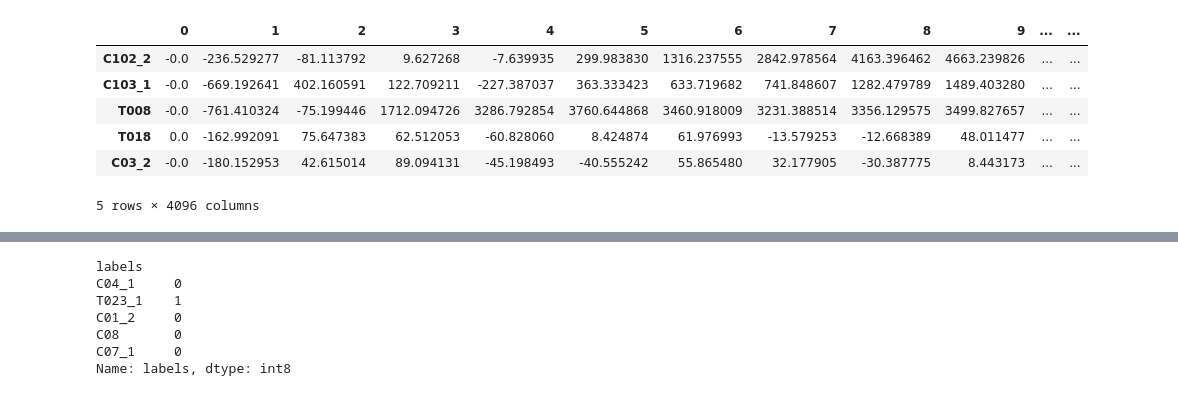
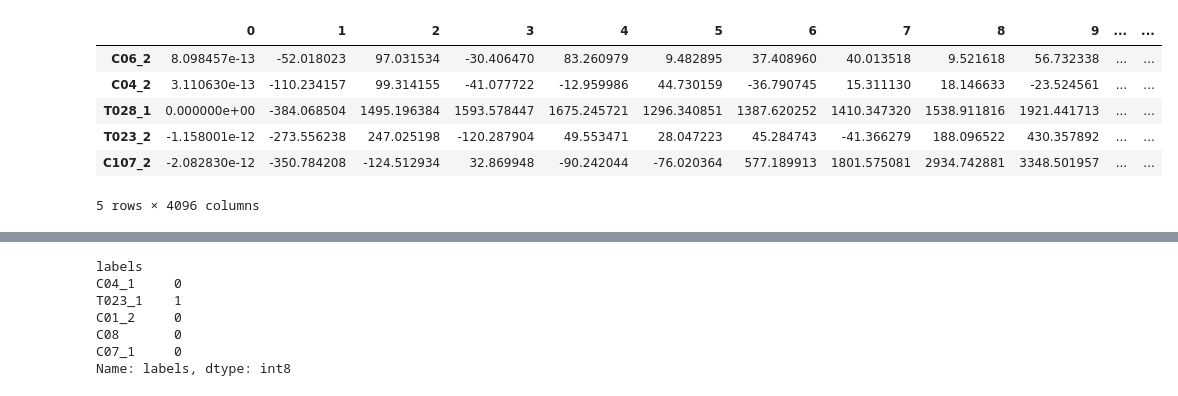
Before and after one commit to spolex/spiral, a Jupyter notebook: notebooks/202208_airflow_pipes_debugging.ipynb, the cells around one changed output, grey strips where cells are left out. Drawn from its saved outputs; the diff is of its cells as text; code cells hidden in the pictures.

```diff
--- a/notebooks/202208_airflow_pipes_debugging.ipynb
+++ b/notebooks/202208_airflow_pipes_debugging.ipynb
@@ -5,15 +5,15 @@ from functools import reduce
 N = 50
 s = 1
 # %%
-df = pd.read_csv("/data/elekin/data/results/handwriting/tmp/save_task_radius_subdag.csv", index_col=0)
+df = pd.read_csv("/data/elekin/data/results/handwriting/tmp/radius_20220827.csv").T
 df.sample(5)
 # %% [output]
 |  | 0 | 1 | 2 | 3 | 4 | 5 | 6 | 7 | 8 | 9 | ... | ... |
-| C102_2 | -0.0 | -236.529277 | -81.113792 | 9.627268 | -7.639935 | 299.983830 | 1316.237555 | 2842.978564 | 4163.396462 | 4663.239826 | ... | ... |
-| C103_1 | -0.0 | -669.192641 | 402.160591 | 122.709211 | -227.387037 | 363.333423 | 633.719682 | 741.848607 | 1282.479789 | 1489.403280 | ... | ... |
-| T008 | -0.0 | -761.410324 | -75.199446 | 1712.094726 | 3286.792854 | 3760.644868 | 3460.918009 | 3231.388514 | 3356.129575 | 3499.827657 | ... | ... |
-| T018 | 0.0 | -162.992091 | 75.647383 | 62.512053 | -60.828060 | 8.424874 | 61.976993 | -13.579253 | -12.668389 | 48.011477 | ... | ... |
-| C03_2 | -0.0 | -180.152953 | 42.615014 | 89.094131 | -45.198493 | -40.555242 | 55.865480 | 32.177905 | -30.387775 | 8.443173 | ... | ... |
+| C06_2 | 8.098457e-13 | -52.018023 | 97.031534 | -30.406470 | 83.260979 | 9.482895 | 37.408960 | 40.013518 | 9.521618 | 56.732338 | ... | ... |
+| C04_2 | 3.110630e-13 | -110.234157 | 99.314155 | -41.077722 | -12.959986 | 44.730159 | -36.790745 | 15.311130 | 18.146633 | -23.524561 | ... | ... |
+| T028_1 | 0.000000e+00 | -384.068504 | 1495.196384 | 1593.578447 | 1675.245721 | 1296.340851 | 1387.620252 | 1410.347320 | 1538.911816 | 1921.441713 | ... | ... |
+| T023_2 | -1.158001e-12 | -273.556238 | 247.025198 | -120.287904 | 49.553471 | 28.047223 | 45.284743 | -41.366279 | 188.096522 | 430.357892 | ... | ... |
+| C107_2 | -2.082830e-12 | -350.784208 | -124.512934 | 32.869948 | -90.242044 | -76.020364 | 577.189913 | 1801.575081 | 2934.742881 | 3348.501957 | ... | ... |
 5 rows × 4096 columns
 # %%
 def make_sliding(df, N, s=1):
```
Also changed, not shown: parts of 2 cells of this notebook, 15 other files.
